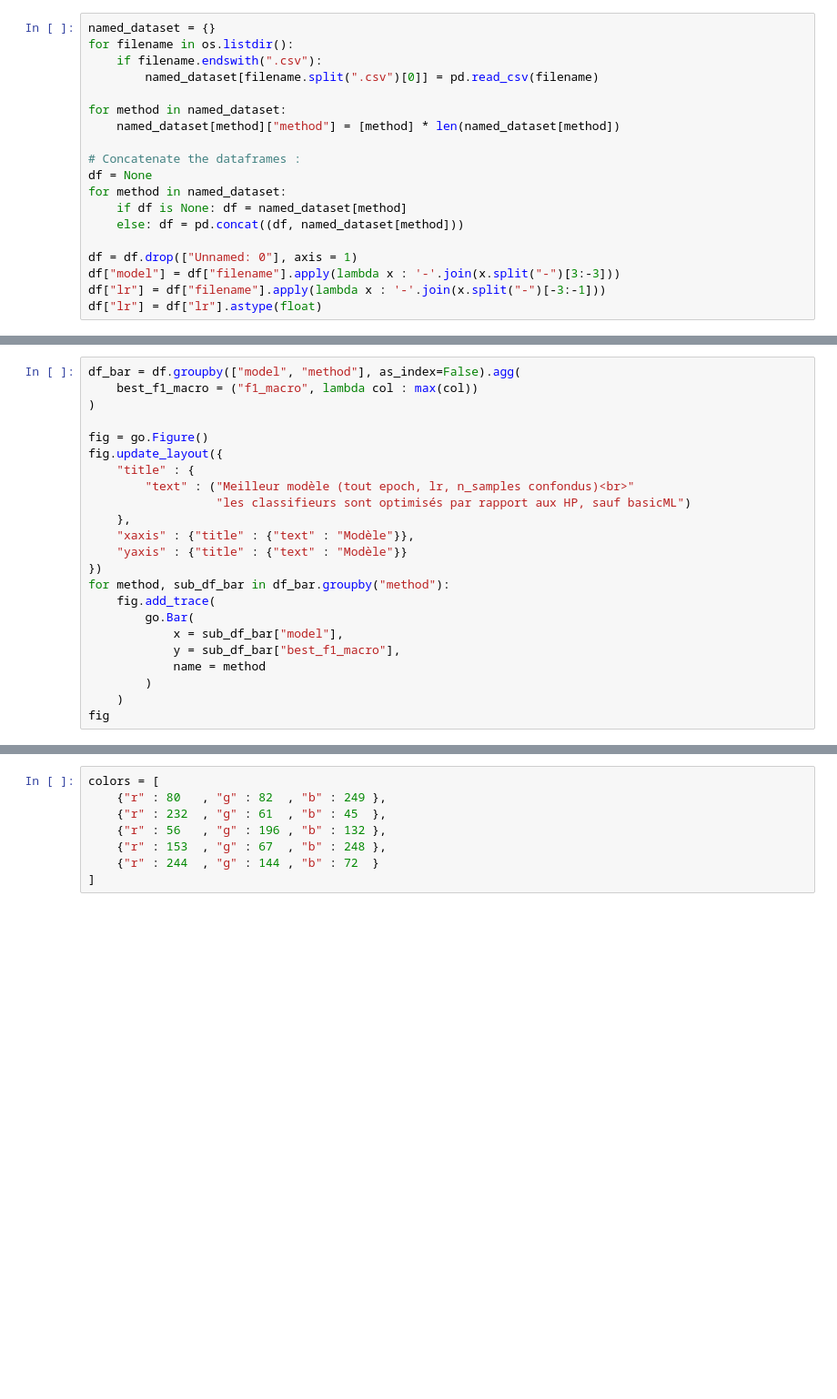
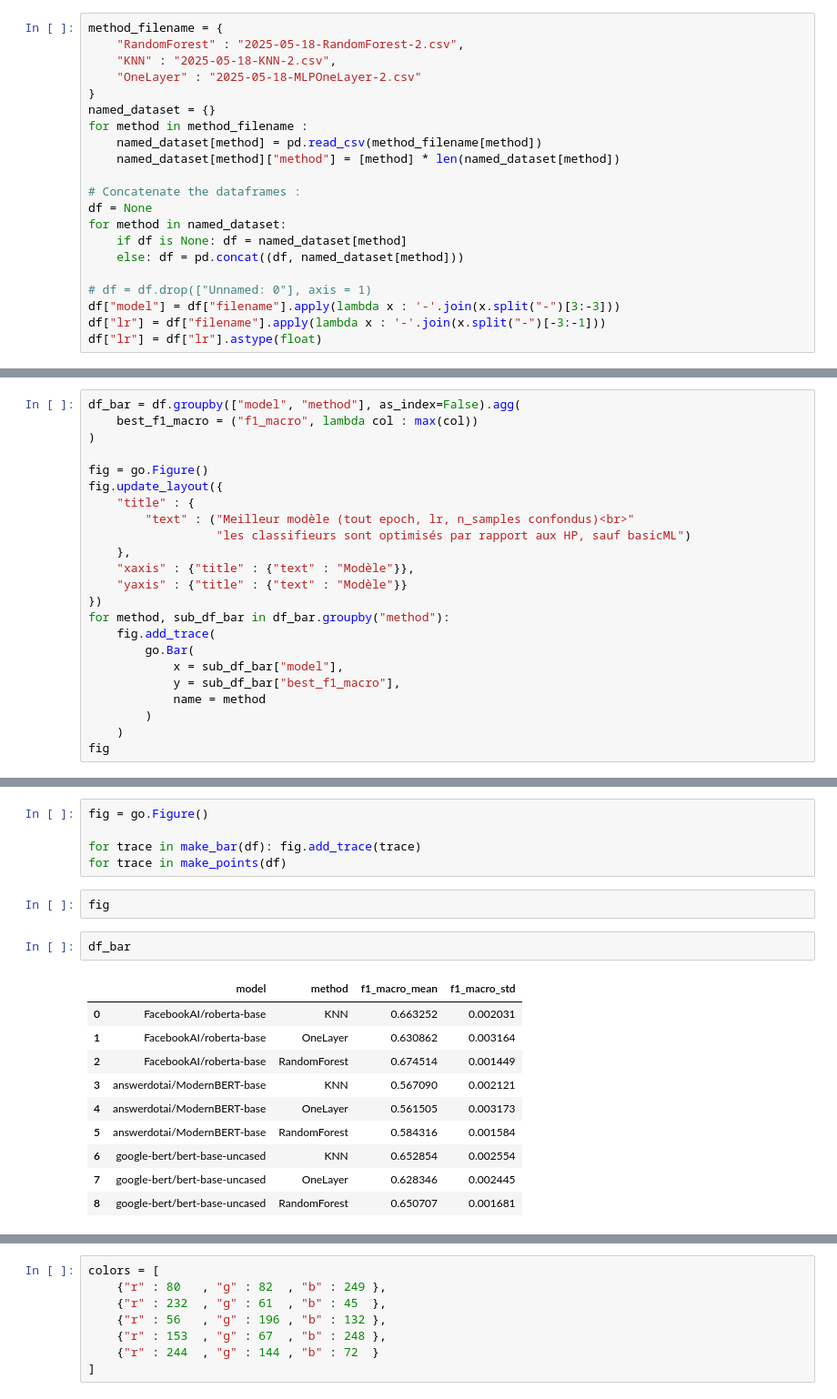
Before and after one commit to AXLMRIN/active-tigger-model-dev, a Jupyter notebook: src3/results/interpretation.ipynb, the cells around one changed output, grey strips where cells are left out. Shown at 91% size. Saved outputs shown, nothing was run; the diff lists cells and outputs as text; blank space fills up the shorter version.

```diff
--- a/src3/results/interpretation.ipynb
+++ b/src3/results/interpretation.ipynb
@@ -7,10 +8,12 @@ import numpy as np
 # %%
+method_filename = {
+    "RandomForest" : "2025-05-18-RandomForest-2.csv",
+    "KNN" : "2025-05-18-KNN-2.csv",
+    "OneLayer" : "2025-05-18-MLPOneLayer-2.csv"
+}
 named_dataset = {}
-for filename in os.listdir():
-    if filename.endswith(".csv"):
-        named_dataset[filename.split(".csv")[0]] = pd.read_csv(filename)
-
-for method in named_dataset:
+for method in method_filename :
+    named_dataset[method] = pd.read_csv(method_filename[method])
     named_dataset[method]["method"] = [method] * len(named_dataset[method])
 
 # Concatenate the dataframes :
@@ -19,7 +22,7 @@ for method in named_dataset:
     if df is None: df = named_dataset[method]
     else: df = pd.concat((df, named_dataset[method]))
 
-df = df.drop(["Unnamed: 0"], axis = 1)
+# df = df.drop(["Unnamed: 0"], axis = 1)
 df["model"] = df["filename"].apply(lambda x : '-'.join(x.split("-")[3:-3]))
 df["lr"] = df["filename"].apply(lambda x : '-'.join(x.split("-")[-3:-1]))
 df["lr"] = df["lr"].astype(float)
@@ -50,0 +112,20 @@ fig
+# %%
+fig = go.Figure()
+
+for trace in make_bar(df): fig.add_trace(trace)
+for trace in make_points(df)
+# %%
+fig
+# %%
+df_bar
+# %% [output]
+|  | model | method | f1_macro_mean | f1_macro_std |
+| 0 | FacebookAI/roberta-base | KNN | 0.663252 | 0.002031 |
+| 1 | FacebookAI/roberta-base | OneLayer | 0.630862 | 0.003164 |
+| 2 | FacebookAI/roberta-base | RandomForest | 0.674514 | 0.001449 |
+| 3 | answerdotai/ModernBERT-base | KNN | 0.567090 | 0.002121 |
+| 4 | answerdotai/ModernBERT-base | OneLayer | 0.561505 | 0.003173 |
+| 5 | answerdotai/ModernBERT-base | RandomForest | 0.584316 | 0.001584 |
+| 6 | google-bert/bert-base-uncased | KNN | 0.652854 | 0.002554 |
+| 7 | google-bert/bert-base-uncased | OneLayer | 0.628346 | 0.002445 |
+| 8 | google-bert/bert-base-uncased | RandomForest | 0.650707 | 0.001681 |
```
Also changed, not shown: parts of 6 cells of this notebook, 7 other files.
